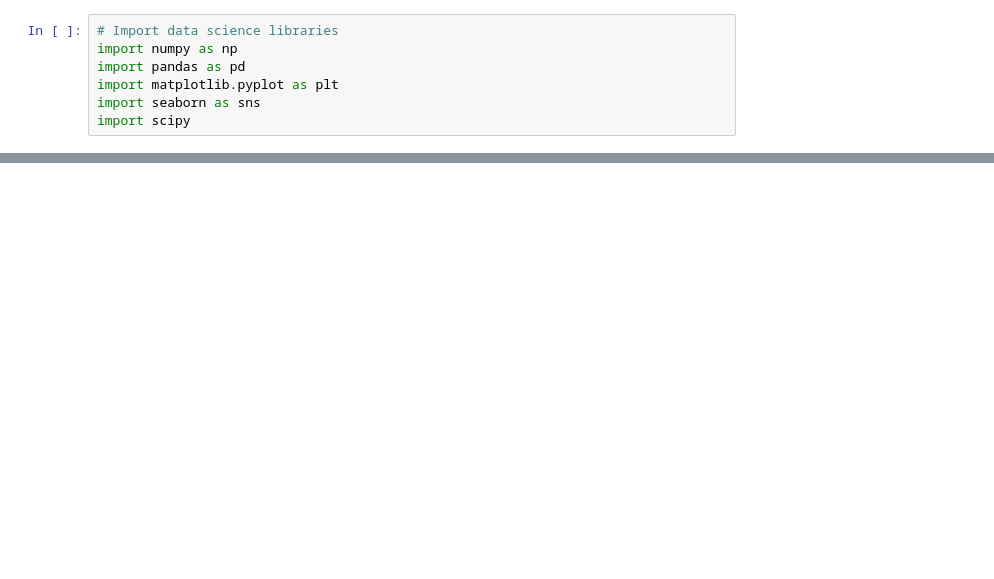
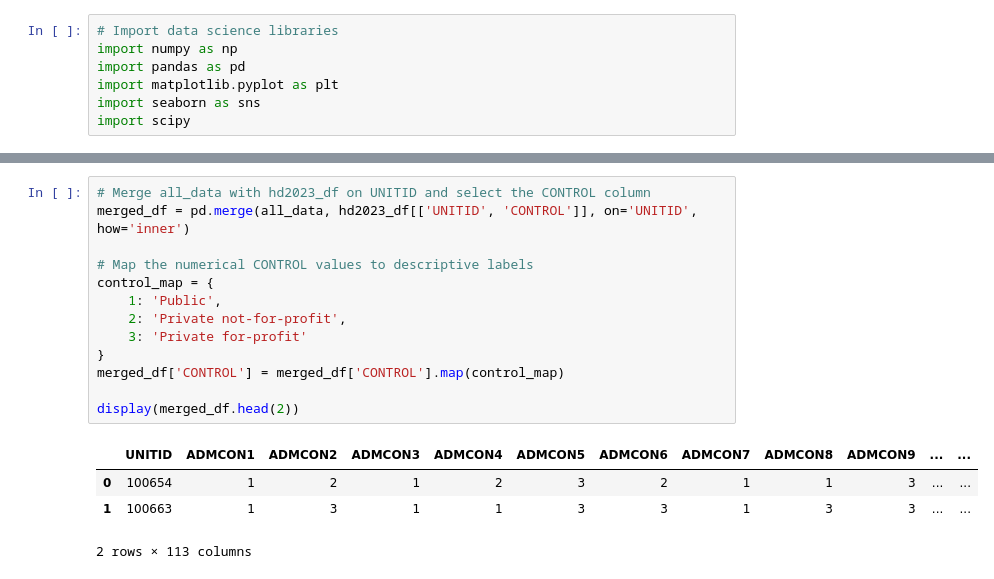
Before and after one commit to Ceerogreen/DS4002CS3, a Jupyter notebook: Scripts/descriptive_graphs2.ipynb, the cells around one changed output, grey strips where cells are left out. Saved outputs shown, nothing was run; the diff lists cells and outputs as text; blank space fills up the shorter version.

```diff
--- a/Scripts/descriptive_graphs2.ipynb
+++ b/Scripts/descriptive_graphs2.ipynb
@@ -19,0 +26,18 @@ display(combined_df.head())
+# %%
+# Merge all_data with hd2023_df on UNITID and select the CONTROL column
+merged_df = pd.merge(all_data, hd2023_df[['UNITID', 'CONTROL']], on='UNITID', how='inner')
+
+# Map the numerical CONTROL values to descriptive labels
+control_map = {
+    1: 'Public',
+    2: 'Private not-for-profit',
+    3: 'Private for-profit'
+}
+merged_df['CONTROL'] = merged_df['CONTROL'].map(control_map)
+
+display(merged_df.head(2))
+# %% [output]
+|  | UNITID | ADMCON1 | ADMCON2 | ADMCON3 | ADMCON4 | ADMCON5 | ADMCON6 | ADMCON7 | ADMCON8 | ADMCON9 | ... | ... |
+| 0 | 100654 | 1 | 2 | 1 | 2 | 3 | 2 | 1 | 1 | 3 | ... | ... |
+| 1 | 100663 | 1 | 3 | 1 | 1 | 3 | 3 | 1 | 3 | 3 | ... | ... |
+2 rows × 113 columns
```
Also changed, not shown: parts of 3 cells of this notebook.
